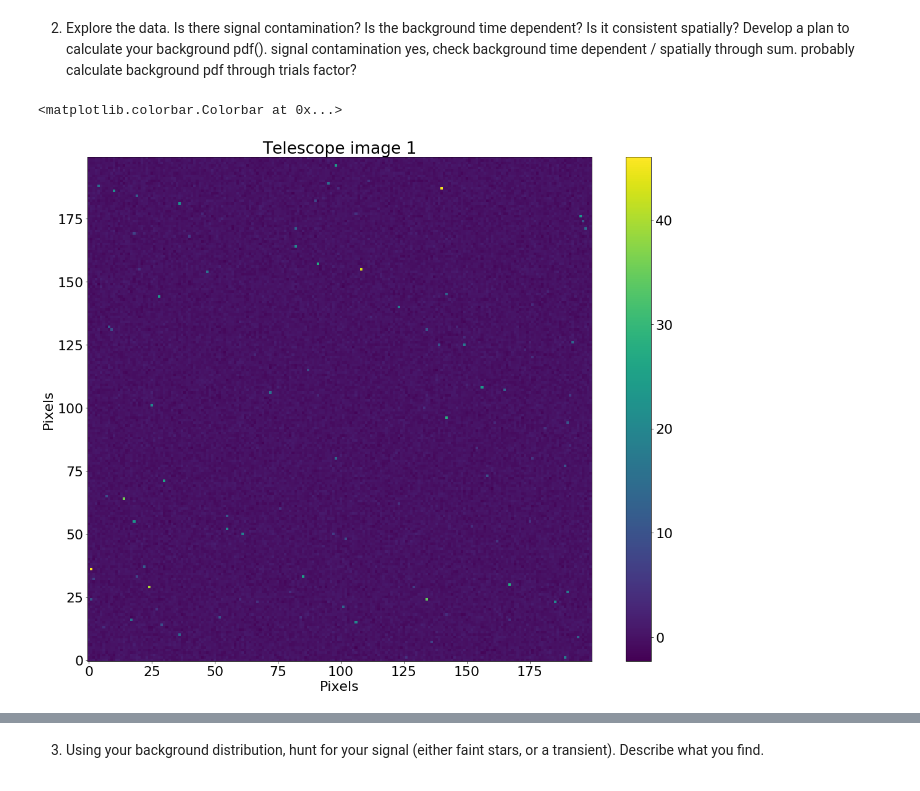
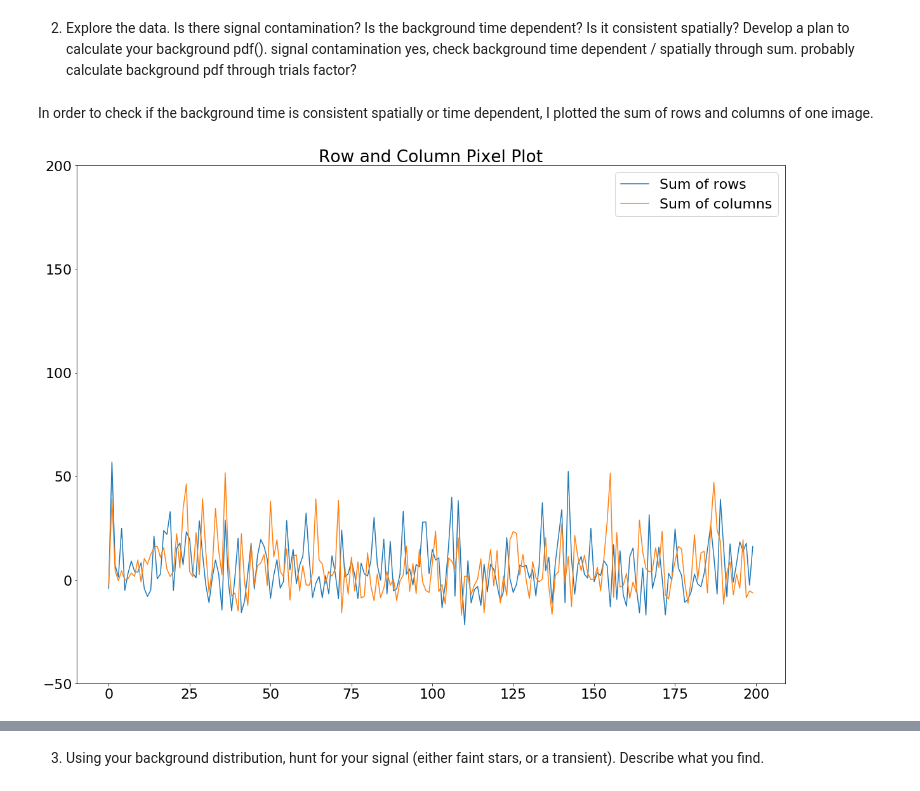
Before and after one commit to noahkim4648/Phys-434-Portfolio, a Jupyter notebook: Lab4.ipynb, the cells around one changed output, grey strips where cells are left out. Drawn from its saved outputs; the diff is of its cells as text; code cells hidden in the pictures.

```diff
--- a/Lab4.ipynb
+++ b/Lab4.ipynb
@@ -144,12 +157,15 @@ hf2.close()
 # %% [markdown]
 2) Explore the data. Is there signal contamination? Is the background time dependent? Is it consistent spatially? Develop a plan to calculate your background pdf().
 signal contamination yes, check background time dependent / spatially through sum. probably calculate background pdf through trials factor?
-# %%
-plt.title('Telescope image 1')
-plt.xlabel('Pixels')
-plt.ylabel('Pixels')
-plt.imshow(imagestack[:, :, 0], origin='lower')
-plt.colorbar()
-# %% [output]
-<matplotlib.colorbar.Colorbar at 0x...>
-[figure, removed]
+# %% [markdown]
+In order to check if the background time is consistent spatially or time dependent, I plotted the sum of rows and columns of one image.
+# %%
+row_sum = np.sum(imagestack[:,:,0], 0)
+col_sum = np.sum(imagestack[:,:,0], 1)
+plt.plot(row_sum)
+plt.plot(col_sum)
+plt.ylim(-50,200)
+plt.title('Row and Column Pixel Plot')
+plt.legend(['Sum of rows','Sum of columns']);
+# %% [output]
+[figure, added]
```
Also changed, not shown: parts of 13 cells of this notebook.
